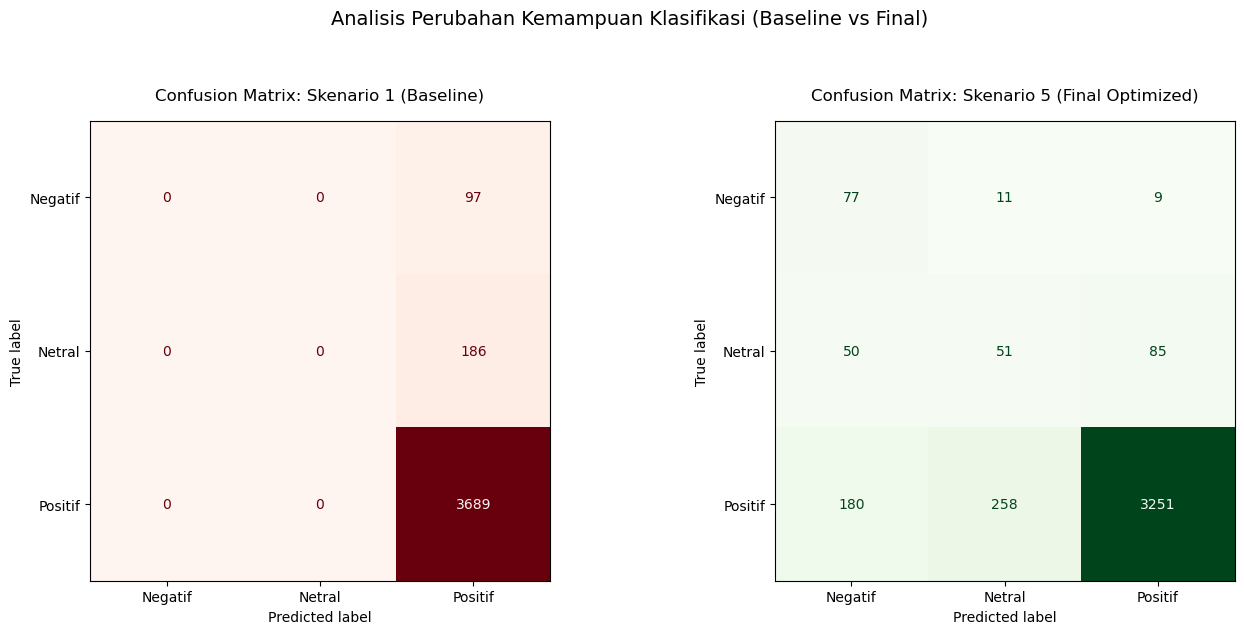
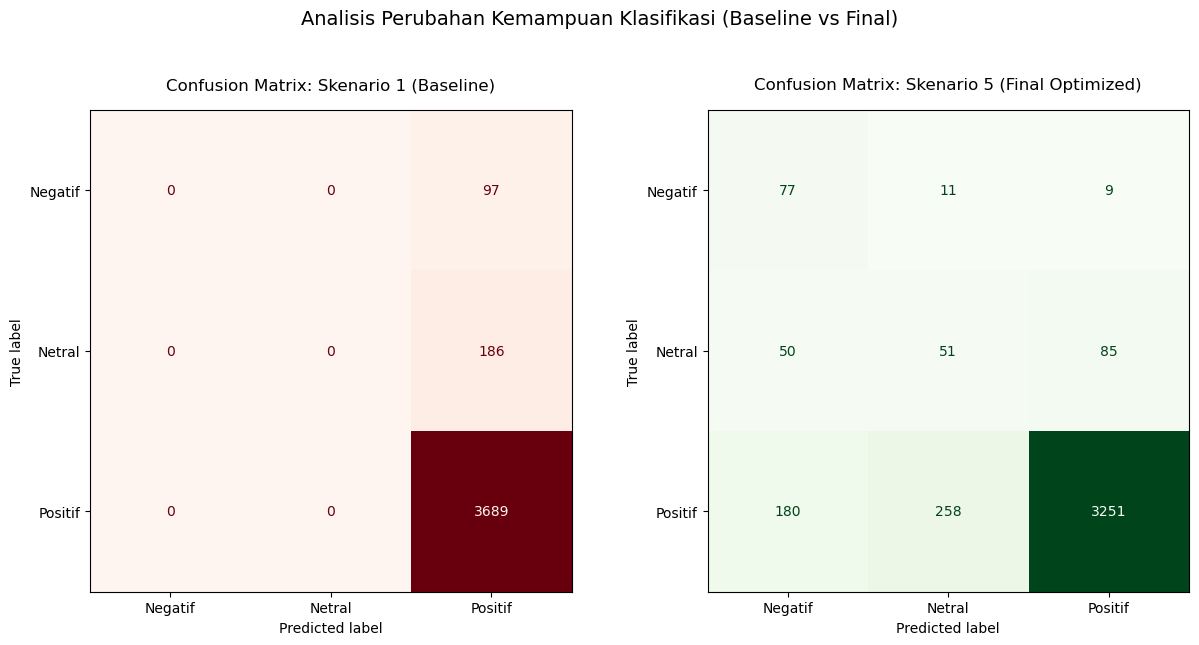
Code edit (unified diff) that turned the first committed figure into the second:
--- before
+++ after
@@ -7,5 +7,5 @@
 labels = ['Negatif', 'Netral', 'Positif']
 
-fig, ax = plt.subplots(1, 2, figsize=(14, 6))
+fig, ax = plt.subplots(1, 2, figsize=(12.5, 6))
 
 # 1. Plot Matriks Skenario 1 (Baseline - Visualisasi Kegagalan Model)

Commit: w matrix